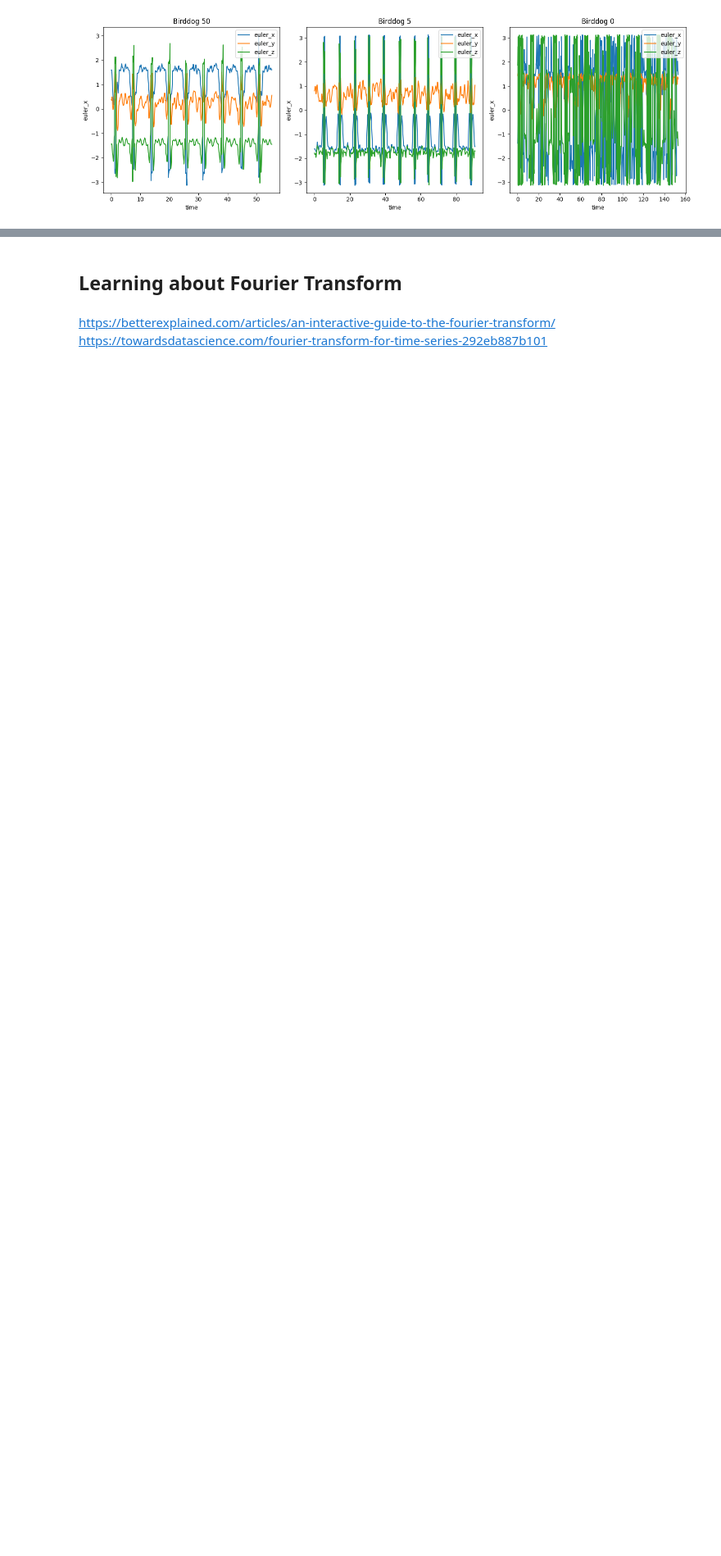
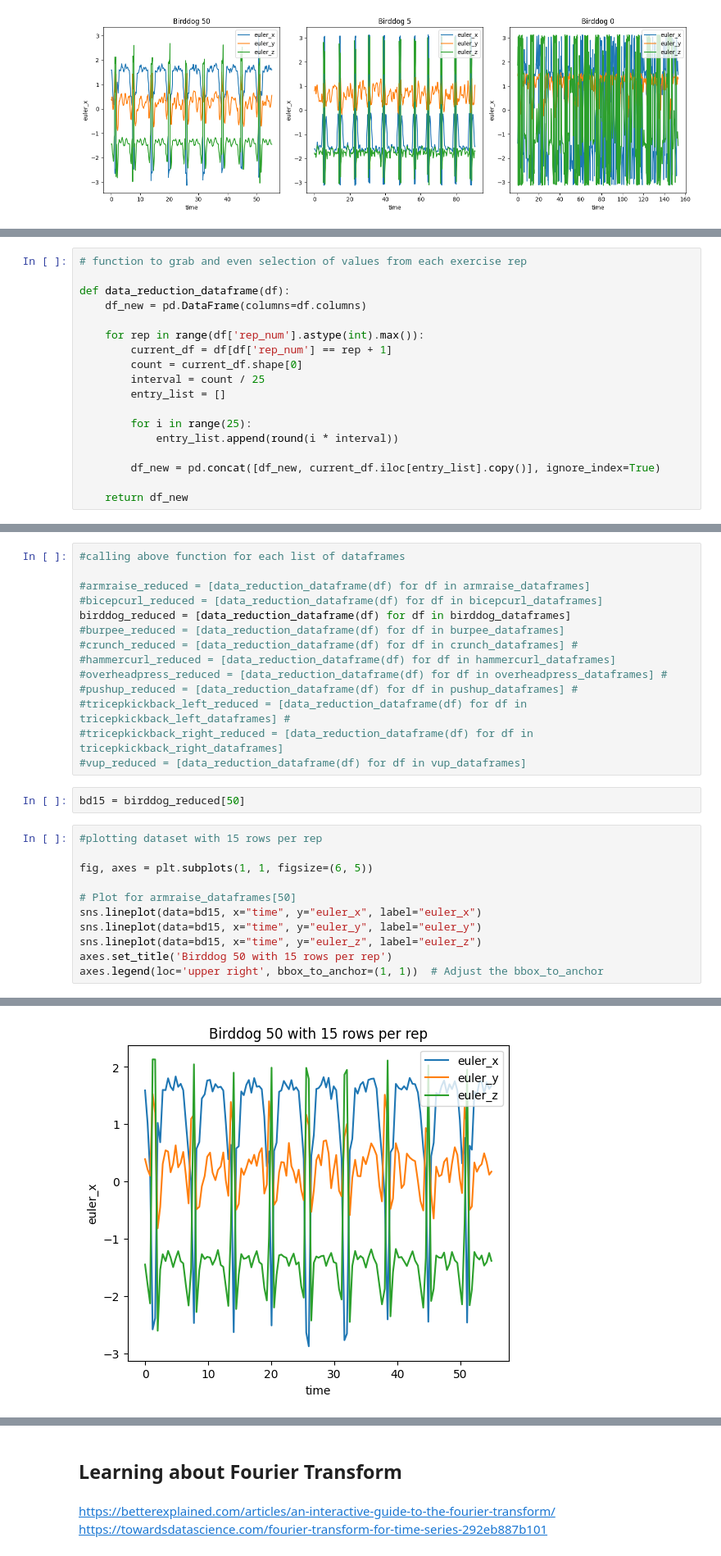
Before and after one commit to KelKi3/Exercise_Recognition, a Jupyter notebook: notebooks/motion_prediction_EDA.ipynb, the cells around one changed output, grey strips where cells are left out. Shown at 82% size. Cells and saved outputs as stored; diff of their text form; blank space fills up the shorter version.

```diff
--- a/notebooks/motion_prediction_EDA.ipynb
+++ b/notebooks/motion_prediction_EDA.ipynb
@@ -294,0 +355,18 @@ plt.show()
+# %%
+# function to grab and even selection of values from each exercise rep
+
+def data_reduction_dataframe(df):
+    df_new = pd.DataFrame(columns=df.columns)
+
+    for rep in range(df['rep_num'].astype(int).max()):
+        current_df = df[df['rep_num'] == rep + 1]
+        count = current_df.shape[0]
+        interval = count / 25
+        entry_list = []
+
+        for i in range(25):
+            entry_list.append(round(i * interval))
+
+        df_new = pd.concat([df_new, current_df.iloc[entry_list].copy()], ignore_index=True)
+
+    return df_new
@@ -294,0 +398,28 @@ plt.show()
+# %%
+#calling above function for each list of dataframes
+
+#armraise_reduced = [data_reduction_dataframe(df) for df in armraise_dataframes]
+#bicepcurl_reduced = [data_reduction_dataframe(df) for df in bicepcurl_dataframes]
+birddog_reduced = [data_reduction_dataframe(df) for df in birddog_dataframes]
+#burpee_reduced = [data_reduction_dataframe(df) for df in burpee_dataframes]
+#crunch_reduced = [data_reduction_dataframe(df) for df in crunch_dataframes] #
+#hammercurl_reduced = [data_reduction_dataframe(df) for df in hammercurl_dataframes]
+#overheadpress_reduced = [data_reduction_dataframe(df) for df in overheadpress_dataframes] #
+#pushup_reduced = [data_reduction_dataframe(df) for df in pushup_dataframes] #
+#tricepkickback_left_reduced = [data_reduction_dataframe(df) for df in tricepkickback_left_dataframes] #
+#tricepkickback_right_reduced = [data_reduction_dataframe(df) for df in tricepkickback_right_dataframes]
+#vup_reduced = [data_reduction_dataframe(df) for df in vup_dataframes]
+# %%
+bd15 = birddog_reduced[50]
+# %%
+#plotting dataset with 15 rows per rep
+
+fig, axes = plt.subplots(1, 1, figsize=(6, 5))
+
+# Plot for armraise_dataframes[50]
+sns.lineplot(data=bd15, x="time", y="euler_x", label="euler_x")
+sns.lineplot(data=bd15, x="time", y="euler_y", label="euler_y")
+sns.lineplot(data=bd15, x="time", y="euler_z", label="euler_z")
+axes.set_title('Birddog 50 with 15 rows per rep')
+axes.legend(loc='upper right', bbox_to_anchor=(1, 1))  # Adjust the bbox_to_anchor
+# %% [output]
@@ -294,0 +427 @@ plt.show()
+[figure, added]
```
Also changed, not shown: parts of 28 cells of this notebook.
